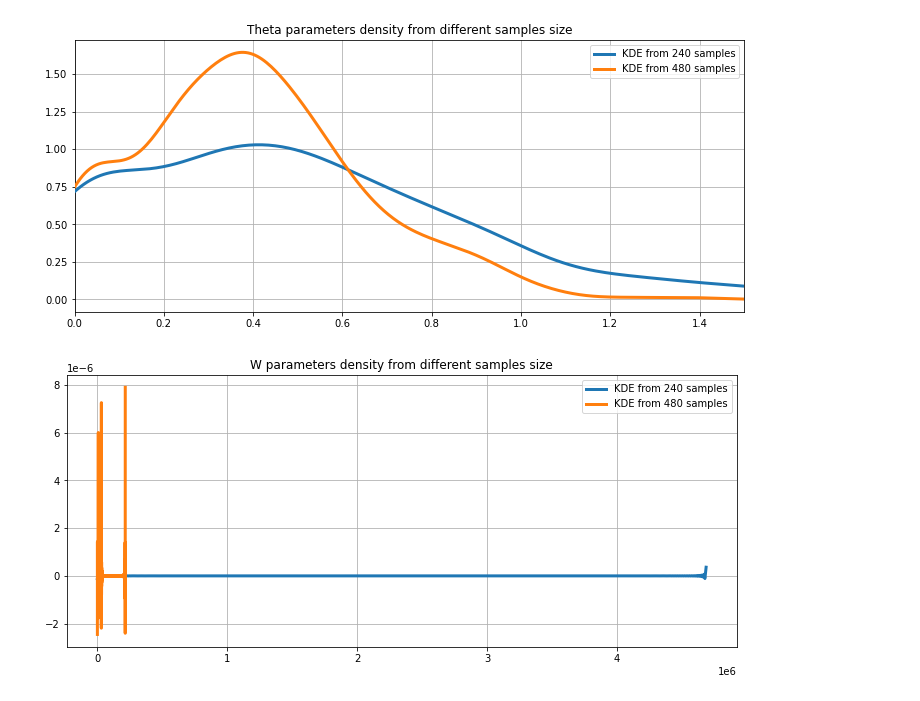
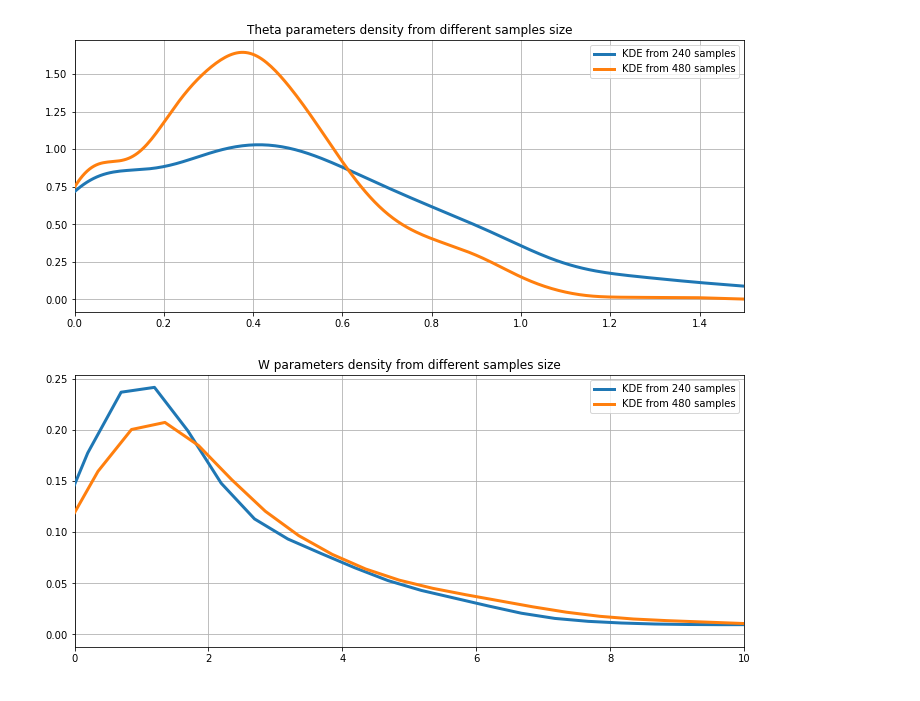
Before and after one commit to NemesiP/volatility-forecasting, a Jupyter notebook: Examples/GARCH_MIDAS_sim.ipynb, the cells around one changed output. Cells and saved outputs as stored; diff of their text form; code cells hidden in the pictures.

Commit message:
GARCH_MIDAS_sim.ipynb weight parameter plot fixed

```diff
--- a/Examples/GARCH_MIDAS_sim.ipynb
+++ b/Examples/GARCH_MIDAS_sim.ipynb
@@ -436,20 +436,20 @@ ax.grid(True, zorder = -5)
 # %% [output]
 [figure]
 # %%
-kde500 = sm.nonparametric.KDEUnivariate(sim500.iloc[:, 6].values)
+kde500 = sm.nonparametric.KDEUnivariate(sim500.iloc[:, 7].values)
 kde500.fit()
-kde1000 = sm.nonparametric.KDEUnivariate(sim1000.iloc[:, 6].values)
+kde1000 = sm.nonparametric.KDEUnivariate(sim1000.iloc[:, 7].values)
 kde1000.fit()
 
 fig = plt.figure(figsize=(12, 5))
 ax = fig.add_subplot(111)
 
 ax.plot(kde500.support, kde500.density, lw = 3, label = 'KDE from 240 samples', zorder = 10)
 ax.plot(kde1000.support, kde1000.density, lw = 3, label = 'KDE from 480 samples', zorder = 10)
 
 plt.title('W parameters density from different samples size')
-#ax.set_xlim((0.0, 10.0))
+ax.set_xlim((0.0, 10.0))
 ax.legend(loc = 'best')
 ax.grid(True, zorder = -5)
 # %% [output]
-[figure, old version]
+[figure, new version]
```
Also changed, not shown: parts of 1 cell of this notebook.
